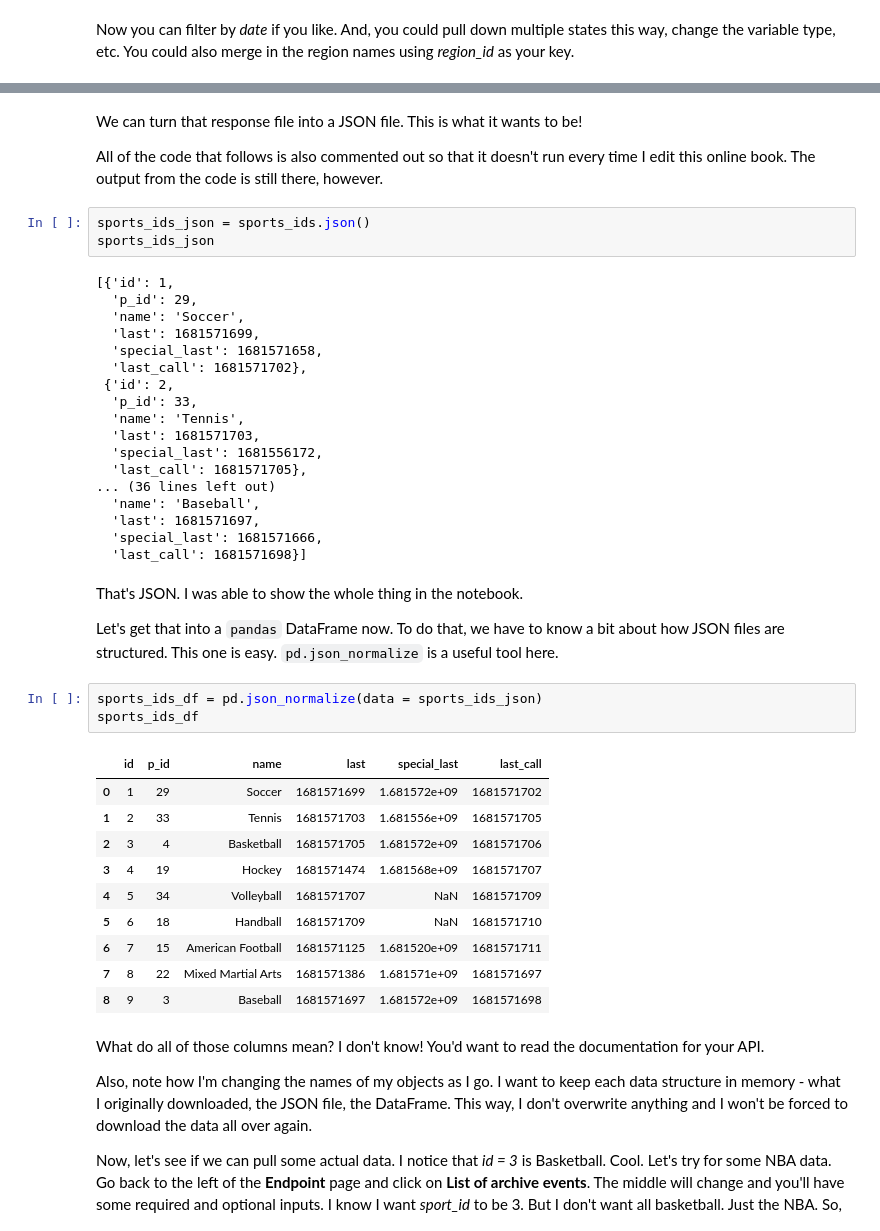
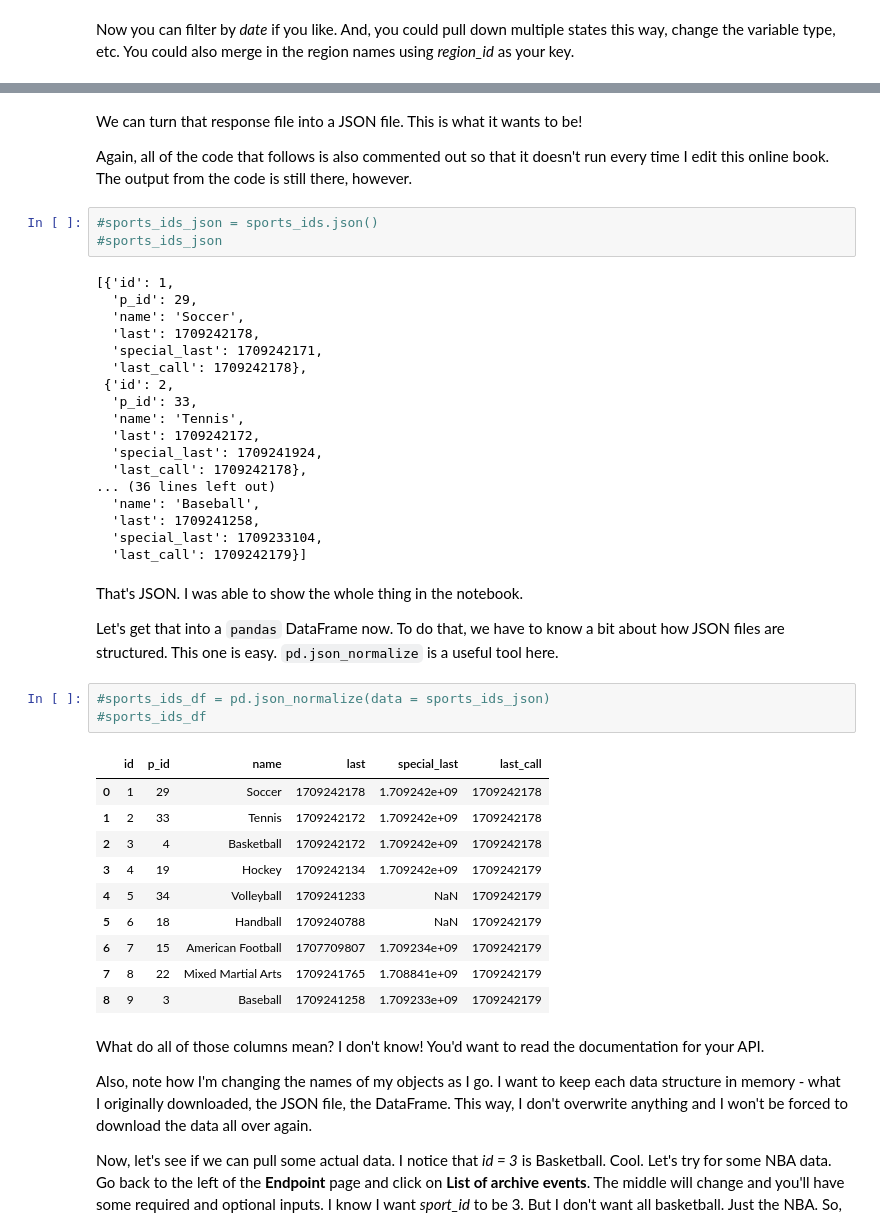
Before and after one commit to aaiken1/fin-data-analysis-text, a Jupyter notebook: _sources/chapters/6_nasdaq_api.ipynb, the cells around one changed output, grey strips where cells are left out. Cells and saved outputs as stored; diff of their text form.

```diff
--- a/_sources/chapters/6_nasdaq_api.ipynb
+++ b/_sources/chapters/6_nasdaq_api.ipynb
@@ -740,46 +579,46 @@ print(sports_ids.text)
 # %% [markdown]
 We can turn that response file into a JSON file. This is what it wants to be!
 
-All of the code that follows is also commented out so that it doesn't run every time I edit this online book. The output from the code is still there, however.
+Again, all of the code that follows is also commented out so that it doesn't run every time I edit this online book. The output from the code is still there, however.
 # %%
-sports_ids_json = sports_ids.json()
-sports_ids_json
+#sports_ids_json = sports_ids.json()
+#sports_ids_json
 # %% [output]
 [{'id': 1,
   'p_id': 29,
   'name': 'Soccer',
-  'last': 1681571699,
-  'special_last': 1681571658,
-  'last_call': 1681571702},
+  'last': 1709242178,
+  'special_last': 1709242171,
+  'last_call': 1709242178},
  {'id': 2,
   'p_id': 33,
   'name': 'Tennis',
-  'last': 1681571703,
-  'special_last': 1681556172,
-  'last_call': 1681571705},
+  'last': 1709242172,
+  'special_last': 1709241924,
+  'last_call': 1709242178},
 ... (36 lines left out)
   'name': 'Baseball',
-  'last': 1681571697,
-  'special_last': 1681571666,
-  'last_call': 1681571698}]
+  'last': 1709241258,
+  'special_last': 1709233104,
+  'last_call': 1709242179}]
 # %% [markdown]
 That's JSON. I was able to show the whole thing in the notebook.
 
 Let's get that into a `pandas` DataFrame now. To do that, we have to know a bit about how JSON files are structured. This one is easy. `pd.json_normalize` is a useful tool here.
 # %%
-sports_ids_df = pd.json_normalize(data = sports_ids_json)
-sports_ids_df
+#sports_ids_df = pd.json_normalize(data = sports_ids_json)
+#sports_ids_df
 # %% [output]
 |  | id | p_id | name | last | special_last | last_call |
-| 0 | 1 | 29 | Soccer | 1681571699 | 1.681572e+09 | 1681571702 |
-| 1 | 2 | 33 | Tennis | 1681571703 | 1.681556e+09 | 1681571705 |
-| 2 | 3 | 4 | Basketball | 1681571705 | 1.681572e+09 | 1681571706 |
-| 3 | 4 | 19 | Hockey | 1681571474 | 1.681568e+09 | 1681571707 |
-| 4 | 5 | 34 | Volleyball | 1681571707 | NaN | 1681571709 |
-| 5 | 6 | 18 | Handball | 1681571709 | NaN | 1681571710 |
-| 6 | 7 | 15 | American Football | 1681571125 | 1.681520e+09 | 1681571711 |
-| 7 | 8 | 22 | Mixed Martial Arts | 1681571386 | 1.681571e+09 | 1681571697 |
-| 8 | 9 | 3 | Baseball | 1681571697 | 1.681572e+09 | 1681571698 |
+| 0 | 1 | 29 | Soccer | 1709242178 | 1.709242e+09 | 1709242178 |
+| 1 | 2 | 33 | Tennis | 1709242172 | 1.709242e+09 | 1709242178 |
+| 2 | 3 | 4 | Basketball | 1709242172 | 1.709242e+09 | 1709242178 |
+| 3 | 4 | 19 | Hockey | 1709242134 | 1.709242e+09 | 1709242179 |
+| 4 | 5 | 34 | Volleyball | 1709241233 | NaN | 1709242179 |
+| 5 | 6 | 18 | Handball | 1709240788 | NaN | 1709242179 |
+| 6 | 7 | 15 | American Football | 1707709807 | 1.709234e+09 | 1709242179 |
+| 7 | 8 | 22 | Mixed Martial Arts | 1709241765 | 1.708841e+09 | 1709242179 |
+| 8 | 9 | 3 | Baseball | 1709241258 | 1.709233e+09 | 1709242179 |
 # %% [markdown]
 What do all of those columns mean? I don't know! You'd want to read the documentation for your API.
 
```
Also changed, not shown: parts of 44 cells of this notebook, 31 other files.
